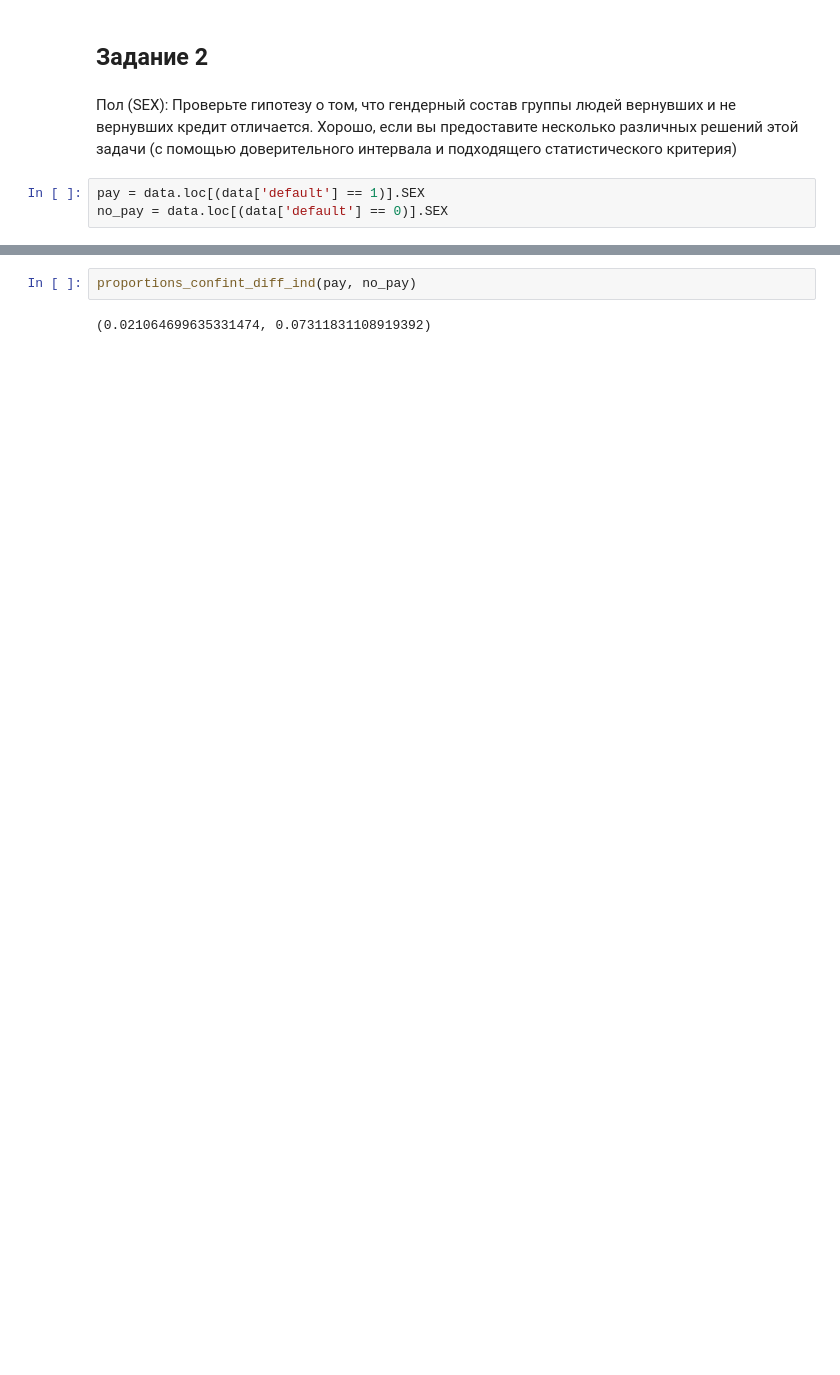
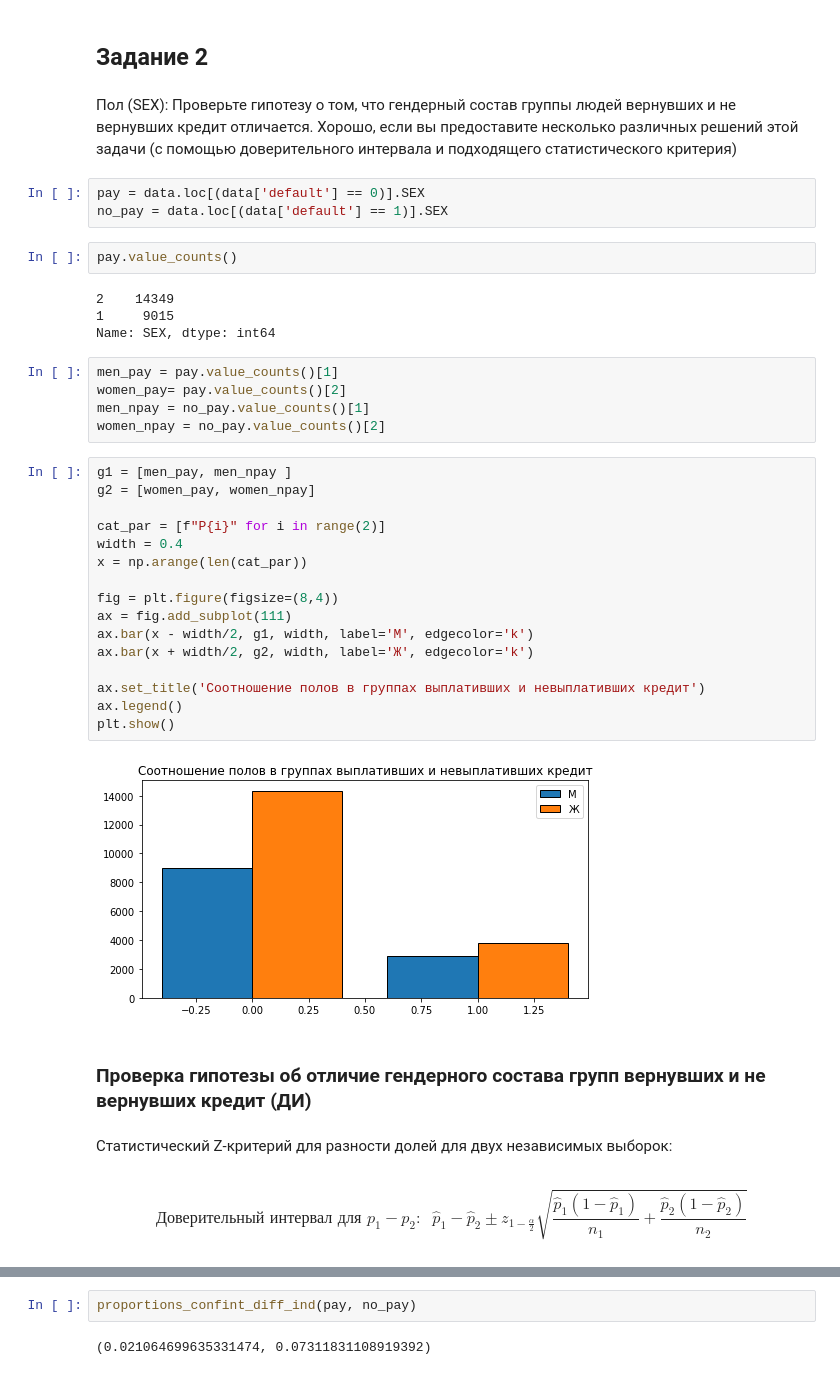
Before and after one commit to anafisa/ML-specialization, a Jupyter notebook: Stats for Data Analysis/Final Project/Credit Scoring/credit_scoring_assignment.ipynb, the cells around one changed output, grey strips where cells are left out. Cells and saved outputs as stored; diff of their text form; blank space fills up the shorter version.

```diff
--- a/Stats for Data Analysis/Final Project/Credit Scoring/credit_scoring_assignment.ipynb
+++ b/Stats for Data Analysis/Final Project/Credit Scoring/credit_scoring_assignment.ipynb
@@ -100,5 +126,40 @@ MannwhitneyuResult(statistic=59257217.5, pvalue=6.127742909111652e-190)
 # %% [markdown]
 Пол (SEX): Проверьте гипотезу о том,  что гендерный состав  группы людей вернувших и не вернувших кредит отличается.  Хорошо, если вы предоставите несколько различных решений  этой задачи (с помощью доверительного интервала и подходящего статистического критерия)
 # %%
-pay = data.loc[(data['default'] == 1)].SEX
-no_pay = data.loc[(data['default'] == 0)].SEX
+pay = data.loc[(data['default'] == 0)].SEX
+no_pay = data.loc[(data['default'] == 1)].SEX
+# %%
+pay.value_counts()
+# %% [output]
+2    14349
+1     9015
+Name: SEX, dtype: int64
+# %%
+men_pay = pay.value_counts()[1]
+women_pay= pay.value_counts()[2]
+men_npay = no_pay.value_counts()[1]
+women_npay = no_pay.value_counts()[2]
+# %%
+g1 = [men_pay, men_npay ]
+g2 = [women_pay, women_npay]
+
+cat_par = [f"P{i}" for i in range(2)]
+width = 0.4
+x = np.arange(len(cat_par))
+
+fig = plt.figure(figsize=(8,4))
+ax = fig.add_subplot(111)
+ax.bar(x - width/2, g1, width, label='М', edgecolor='k')
+ax.bar(x + width/2, g2, width, label='Ж', edgecolor='k')
+
+ax.set_title('Соотношение полов в группах выплативших и невыплативших кредит')
+ax.legend()
+plt.show()
+# %% [output]
+[figure, added]
+# %% [markdown]
+### Проверка гипотезы об отличие гендерного состава групп вернувших и не вернувших кредит (ДИ)
+# %% [markdown]
+Статистический Z-критерий для разности долей для двух независимых выборок:
+# %% [markdown]
+$$\text{Доверительный интервал для }p_1 - p_2\colon \;\; \hat{p}_1 - \hat{p}_2 \pm z_{1-\frac{\alpha}{2}}\sqrt{\frac{\hat{p}_1(1 - \hat{p}_1)}{n_1} + \frac{\hat{p}_2(1 - \hat{p}_2)}{n_2}}$$
```
Also changed, not shown: parts of 38 cells of this notebook.
